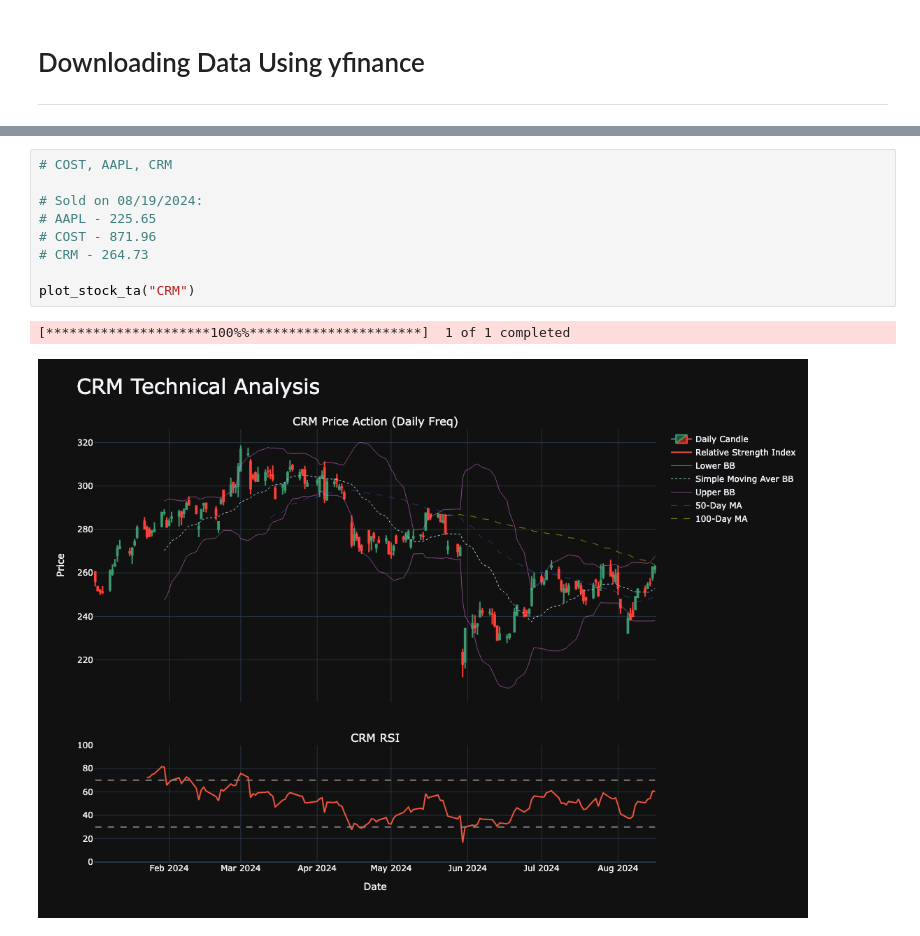
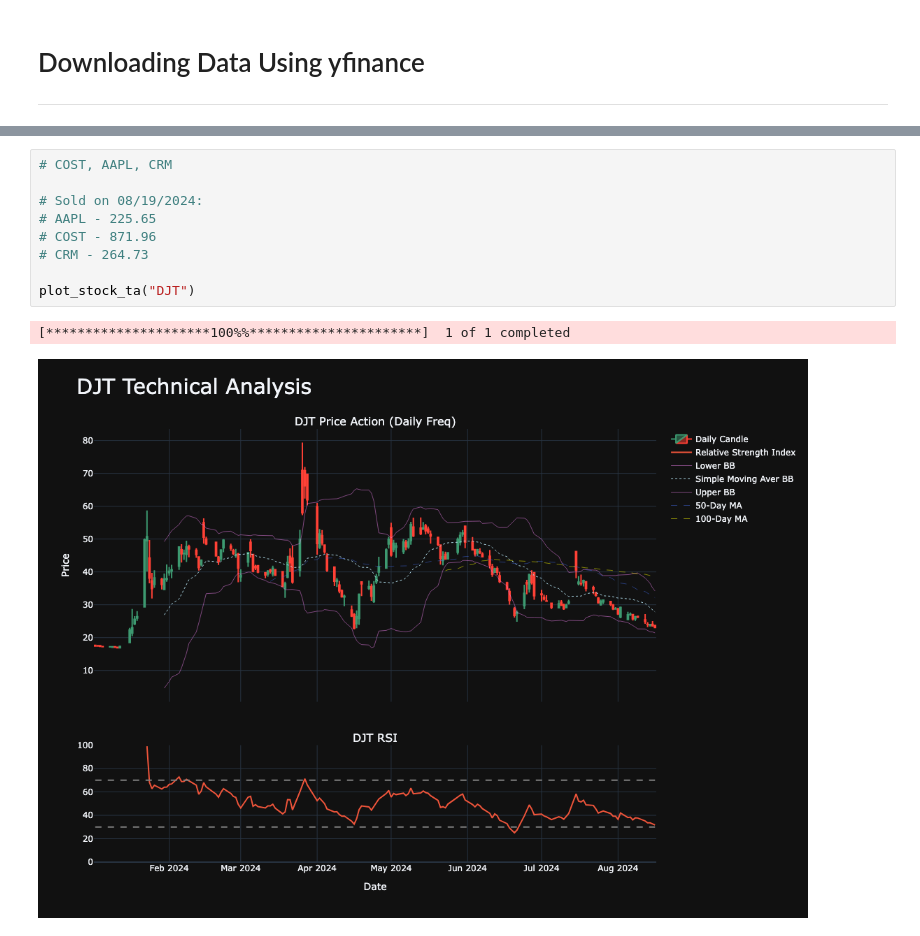
Before and after one commit to dvdhartsman/stock_data_project, a Jupyter notebook: data_collection.ipynb, the cells around one changed output, grey strips where cells are left out. Saved outputs shown, nothing was run; the diff lists cells and outputs as text.

```diff
--- a/data_collection.ipynb
+++ b/data_collection.ipynb
@@ -117,12 +43,12 @@ def plot_stock_ta(ticker:str, start_date:str="2024-01-01", end_date:str="2024-08
 # %%
 # COST, AAPL, CRM
 
 # Sold on 08/19/2024:
 # AAPL - 225.65
 # COST - 871.96
 # CRM - 264.73
 
-plot_stock_ta("CRM")
+plot_stock_ta("DJT")
 # %% [output]
 [*********************100%%**********************]  1 of 1 completed
-[figure, old version]
+[figure, new version]
```
Also changed, not shown: parts of 3 cells of this notebook, 1 other file.
